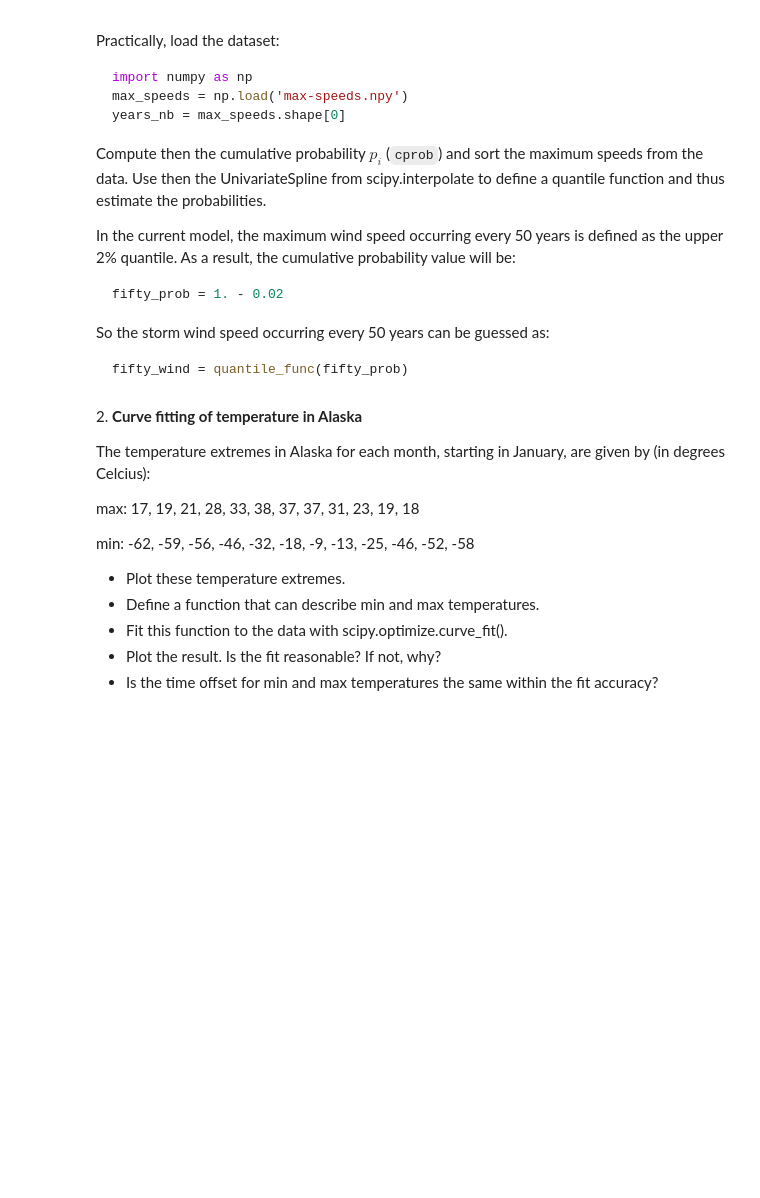
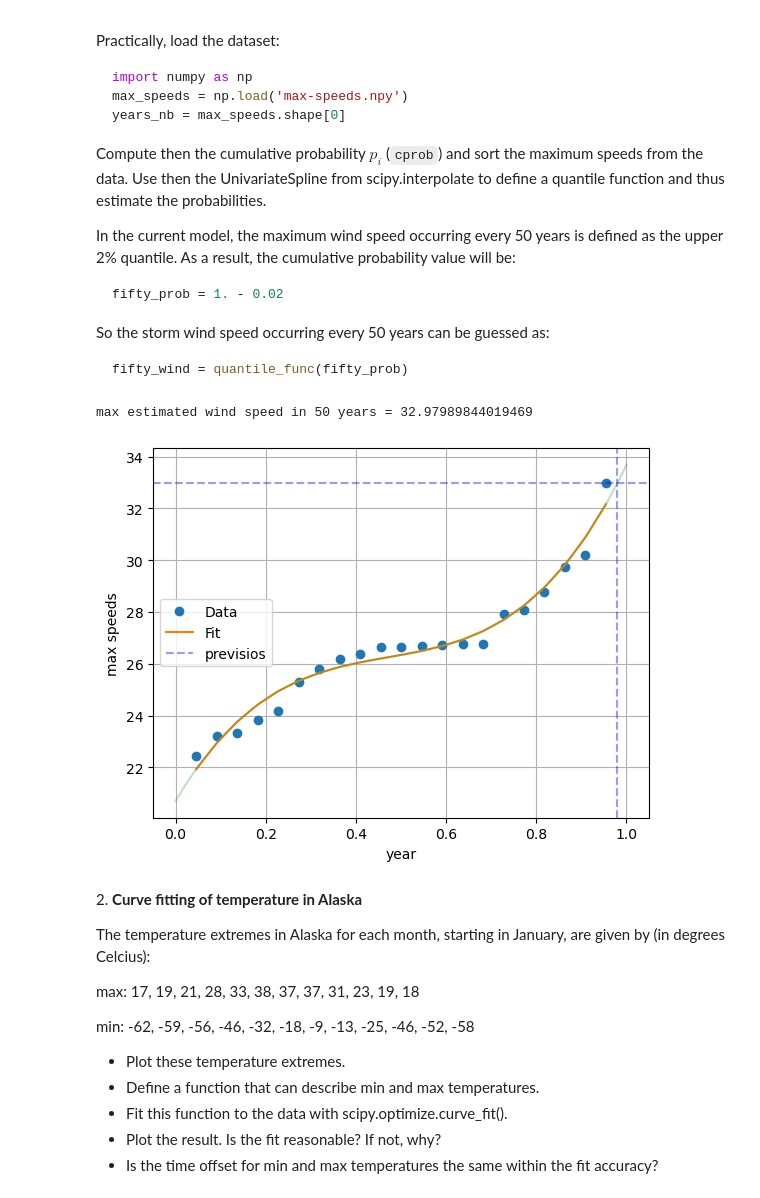
Before and after one commit to RiccardoTancredi/LaboratoryOfComputationalPhysics_Y5, a Jupyter notebook: 09ex_Algorithms.ipynb, the cells around one changed output. Saved outputs shown, nothing was run; the diff lists cells and outputs as text; code cells hidden in the pictures; blank space fills up the shorter version.

```diff
--- a/09ex_Algorithms.ipynb
+++ b/09ex_Algorithms.ipynb
@@ -36,3 +36,30 @@ from scipy import optimize
+# %%
+max_speeds = np.load('max-speeds.npy')
+years_nb = max_speeds.shape[0]
+max_speeds.sort()
+p = [i/(years_nb+1) for i in range(1, years_nb+1)]
+# %%
+inter = interpolate.UnivariateSpline(p, max_speeds)
+# inter.set_smoothing_factor(0.2)
+plt.plot(p, max_speeds, 'o', label='Data')
+plt.plot(p, inter(p), label='Fit')
+x = np.linspace(0, 1, 50)
+plt.plot(x, inter(x), alpha=0.3)
+
+fifty_prob = 1 - 0.02
+fifty_wind = inter(fifty_prob)
+plt.axvline(fifty_prob, color='b', alpha=0.4, ls='--')
+plt.axhline(fifty_wind, color='b', alpha=0.4, ls='--', label='previsios')
+print('max estimated wind speed in 50 years =', fifty_wind)
+
+plt.ylabel('max speeds')
+plt.xlabel('year')
+plt.grid()
+plt.legend(loc='best')
+plt.show()
+# %% [output]
+max estimated wind speed in 50 years = 32.97989844019469
+[figure, added]
 # %% [markdown]
 2\. **Curve fitting of temperature in Alaska**
 
```
Also changed, not shown: parts of 12 cells of this notebook.
